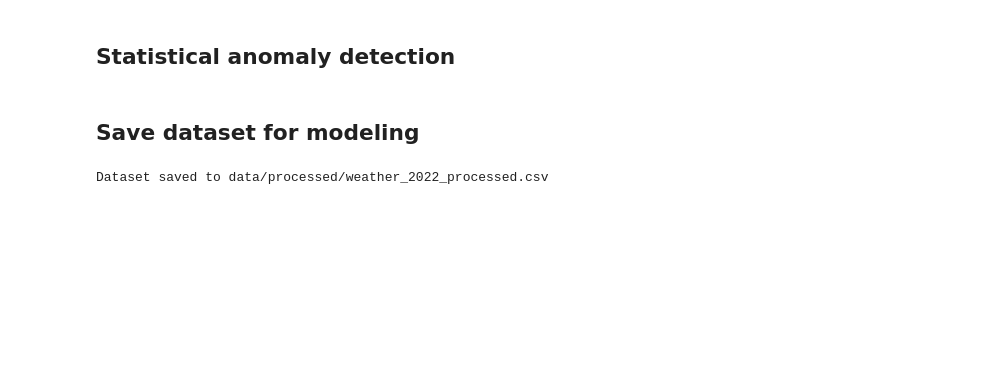
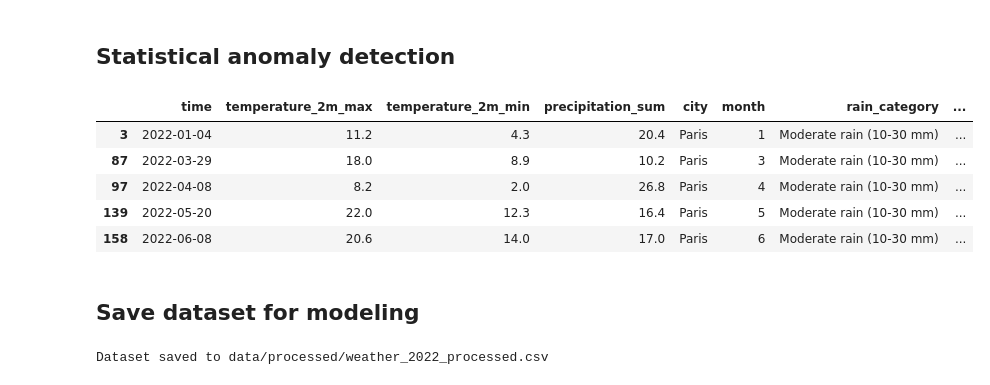
Before and after one commit to BadreddinB/CDSD, a Jupyter notebook: Bloc_6_Direction_Projet_Data/ClimaSense/notebooks/02_eda.ipynb, the cells around one changed output. Saved outputs shown, nothing was run; the diff lists cells and outputs as text; code cells hidden in the pictures; blank space fills up the shorter version.

```diff
--- a/Bloc_6_Direction_Projet_Data/ClimaSense/notebooks/02_eda.ipynb
+++ b/Bloc_6_Direction_Projet_Data/ClimaSense/notebooks/02_eda.ipynb
@@ -275,6 +311,21 @@ ANOMALY_THRESHOLD = 2.0
 weather_df['temp_max_anomaly'] = weather_df['z_temp_max'].abs() > ANOMALY_THRESHOLD
 weather_df['temp_min_anomaly'] = weather_df['z_temp_min'].abs() > ANOMALY_THRESHOLD
 weather_df['rain_anomaly'] = weather_df['z_rain'].abs() > ANOMALY_THRESHOLD
+# %%
+anomalies_df = weather_df[
+    weather_df['temp_max_anomaly'] |
+    weather_df['temp_min_anomaly'] |
+    weather_df['rain_anomaly']
+]
+
+anomalies_df.head(5)
+# %% [output]
+|  | time | temperature_2m_max | temperature_2m_min | precipitation_sum | city | month | rain_category | ... |
+| 3 | 2022-01-04 | 11.2 | 4.3 | 20.4 | Paris | 1 | Moderate rain (10-30 mm) | ... |
+| 87 | 2022-03-29 | 18.0 | 8.9 | 10.2 | Paris | 3 | Moderate rain (10-30 mm) | ... |
+| 97 | 2022-04-08 | 8.2 | 2.0 | 26.8 | Paris | 4 | Moderate rain (10-30 mm) | ... |
+| 139 | 2022-05-20 | 22.0 | 12.3 | 16.4 | Paris | 5 | Moderate rain (10-30 mm) | ... |
+| 158 | 2022-06-08 | 20.6 | 14.0 | 17.0 | Paris | 6 | Moderate rain (10-30 mm) | ... |
 # %% [markdown]
 ## Save dataset for modeling
 # %%
```
Also changed, not shown: parts of 1 cell of this notebook, 1 other file.
